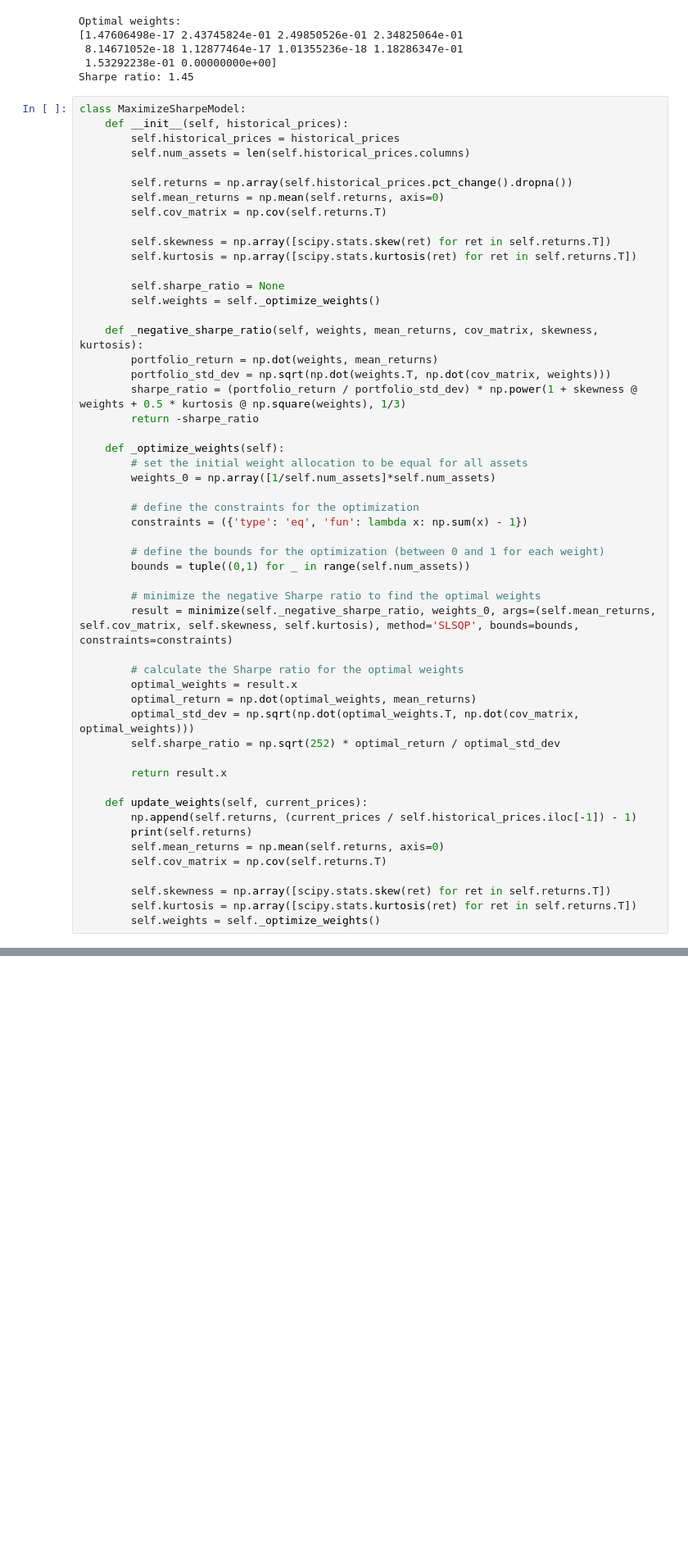
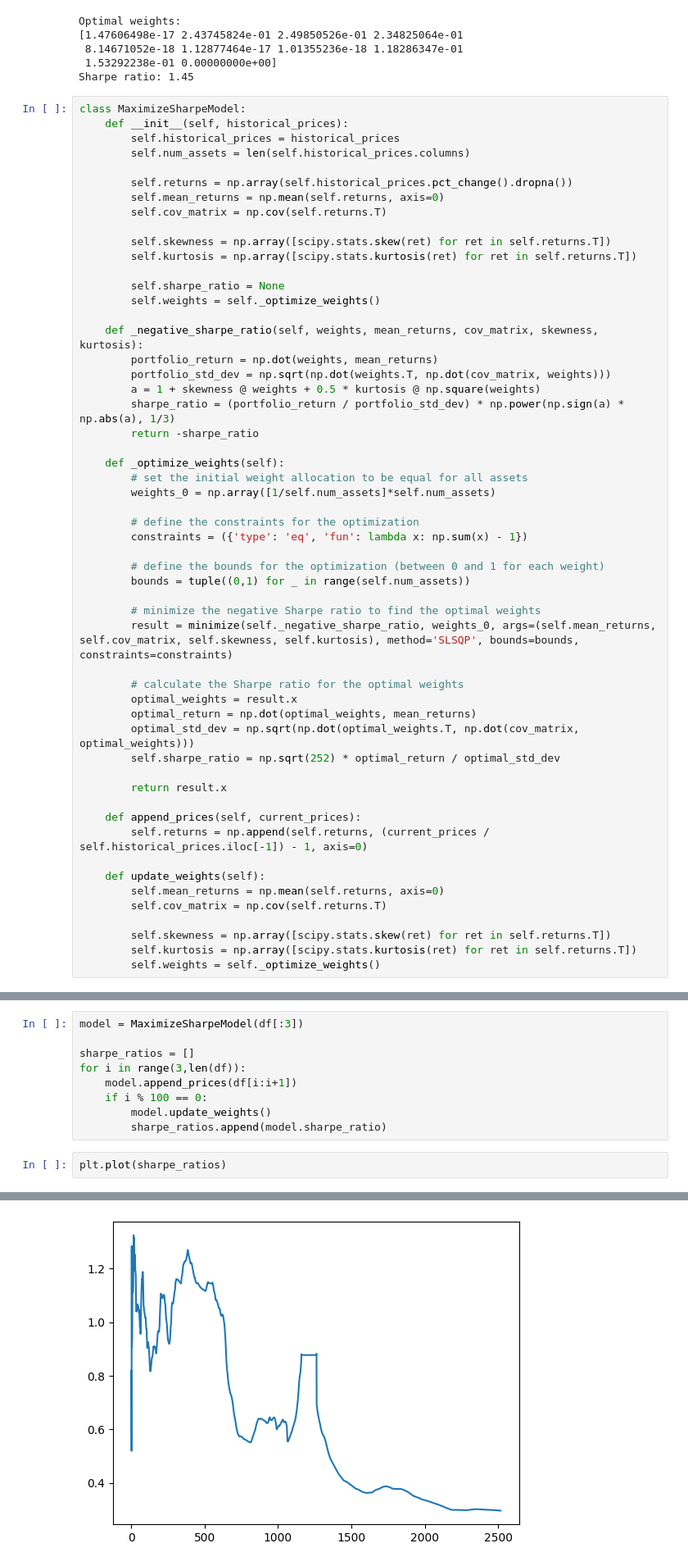
Before and after one commit to Ae-bii/uchicago-trading-2023, a Jupyter notebook: case3/analysis/mvsk_v2.ipynb, the cells around one changed output, grey strips where cells are left out. Shown: that part at 82% size. Cells and saved outputs as stored; diff of their text form; blank space fills up the shorter version.

```diff
--- a/case3/analysis/mvsk_v2.ipynb
+++ b/case3/analysis/mvsk_v2.ipynb
@@ -133,7 +134,8 @@ class MaximizeSharpeModel:
     def _negative_sharpe_ratio(self, weights, mean_returns, cov_matrix, skewness, kurtosis):
         portfolio_return = np.dot(weights, mean_returns)
         portfolio_std_dev = np.sqrt(np.dot(weights.T, np.dot(cov_matrix, weights)))
-        sharpe_ratio = (portfolio_return / portfolio_std_dev) * np.power(1 + skewness @ weights + 0.5 * kurtosis @ np.square(weights), 1/3)
+        a = 1 + skewness @ weights + 0.5 * kurtosis @ np.square(weights)
+        sharpe_ratio = (portfolio_return / portfolio_std_dev) * np.power(np.sign(a) * np.abs(a), 1/3)
         return -sharpe_ratio
 
     def _optimize_weights(self):
@@ -157,9 +159,10 @@ class MaximizeSharpeModel:
 
         return result.x
 
-    def update_weights(self, current_prices):
-        np.append(self.returns, (current_prices / self.historical_prices.iloc[-1]) - 1)
-        print(self.returns)
+    def append_prices(self, current_prices):
+        self.returns = np.append(self.returns, (current_prices / self.historical_prices.iloc[-1]) - 1, axis=0)
+
+    def update_weights(self):
         self.mean_returns = np.mean(self.returns, axis=0)
         self.cov_matrix = np.cov(self.returns.T)
 
@@ -192,0 +172,12 @@ print(model.sharpe_ratio)
+# %%
+model = MaximizeSharpeModel(df[:3])
+
+sharpe_ratios = []
+for i in range(3,len(df)):
+    model.append_prices(df[i:i+1])
+    if i % 100 == 0:
+        model.update_weights()
+        sharpe_ratios.append(model.sharpe_ratio)
+# %%
+plt.plot(sharpe_ratios)
+# %% [output]
@@ -192,0 +185 @@ print(model.sharpe_ratio)
+[figure, added]
```
Also changed, not shown: parts of 5 cells of this notebook.
